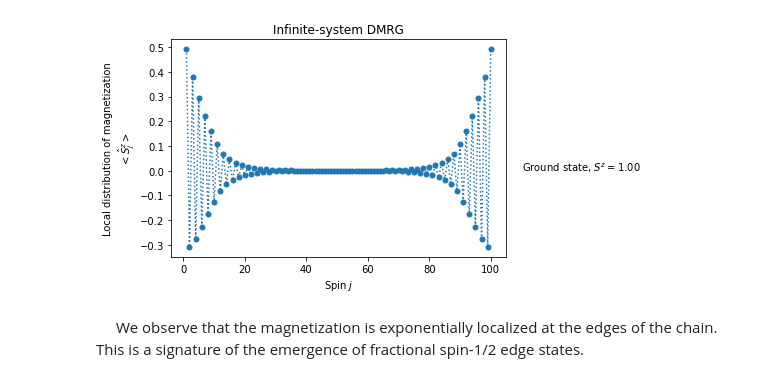
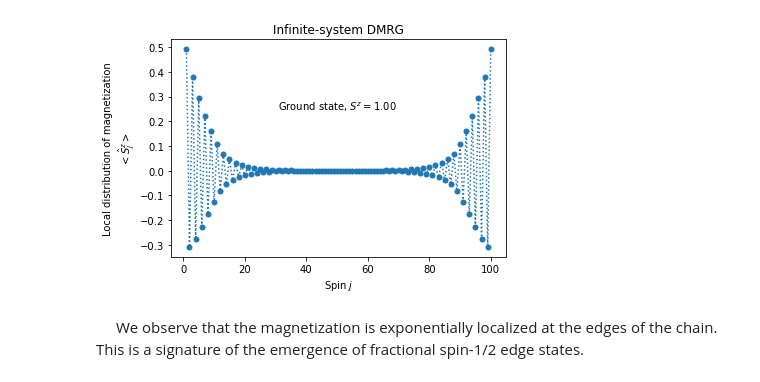
Before and after one commit to GCatarina/DMRG_didactic, a Jupyter notebook: DMRG_implementation.ipynb, the cells around one changed output. Cells and saved outputs as stored; diff of their text form; code cells hidden in the pictures.

```diff
--- a/DMRG_implementation.ipynb
+++ b/DMRG_implementation.ipynb
@@ -766,13 +762,13 @@ Szj_gs = [np.matmul(np.matmul(psi.conj().T,Szj[j]),psi) for j in range(len(Szj))
 # %%
 # plot
 jlist = [j for j in range(1,len(Szj_gs)+1)]
 plt.title('Infinite-system DMRG')
 plt.xlabel('Spin $j$')
 plt.ylabel('Local distribution of magnetization\n$<\hat{S}^z_j>$')
-plt.text(Nspins+10,0,'Ground state, $S^z = %.2f$' %sum(Szj_gs))
+plt.text(Nspins/2,max(Szj_gs)/2,'Ground state, $S^z = %.2f$' %sum(Szj_gs), ha="center")
 plt.plot(jlist,Szj_gs,markersize=10,marker=".",linestyle="dotted")
 plt.show()
 # %% [output]
-[figure, old version]
+[figure, new version]
 # %% [markdown]
 $\quad$ We observe that the magnetization is exponentially localized at the edges of the chain. This is a signature of the emergence of fractional spin-1/2 edge states.
```
Also changed, not shown: parts of 4 cells of this notebook.
